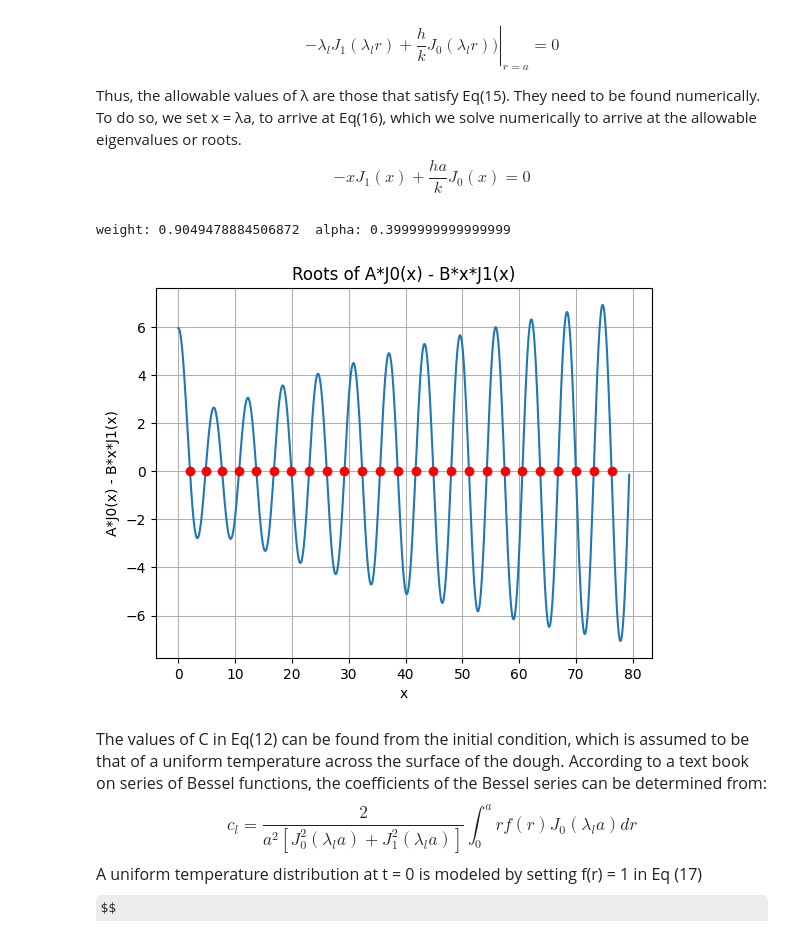
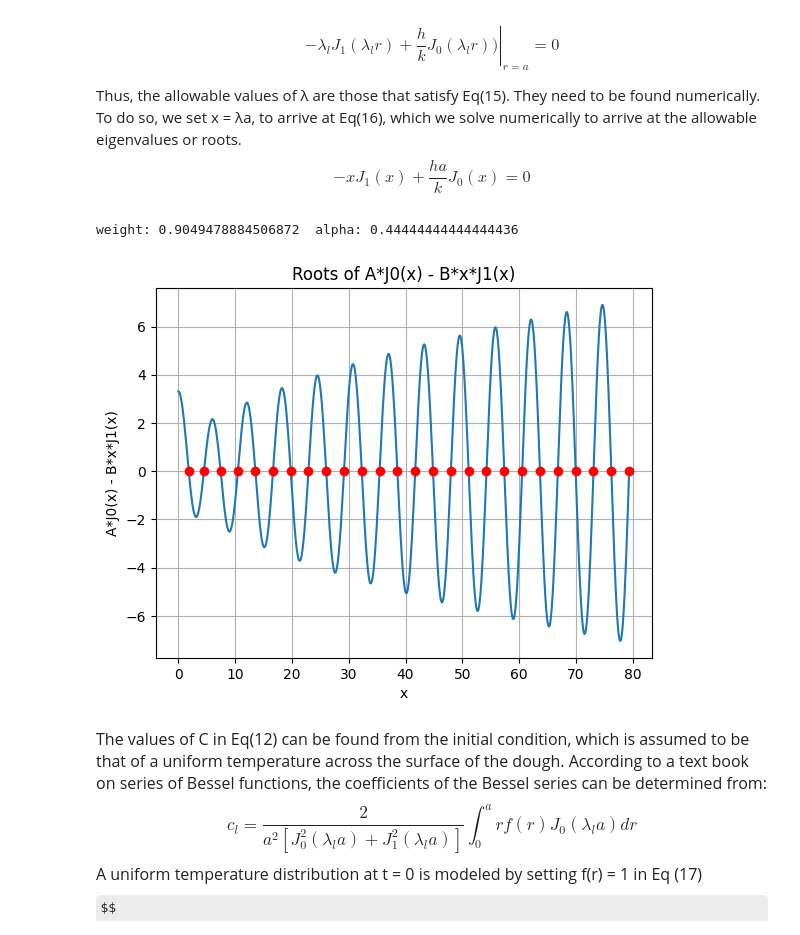
Before and after one commit to geoc1234/sourdough, a Jupyter notebook: notebooks/HeatMap.ipynb, the cells around one changed output. Drawn from its saved outputs; the diff is of its cells as text; code cells hidden in the pictures; some formulas as TeX source.

```diff
--- a/notebooks/HeatMap.ipynb
+++ b/notebooks/HeatMap.ipynb
@@ -98,11 +98,11 @@ from scipy.special import j1, j0, jn_zeros
 
 # Define parameters
 T_air = 37.0  # The refrigerator air temperature °F
-T_0 = 74.0    # The initial bread temperature °F
+T_0 = 78.0    # The initial bread temperature °F
 radius = 3.125 * 2.54  # radius of the cylindrically shaped bread cm
 height = 2.25 * 2.54  # height of dough at 50% proof (cm)
-convection_h = 0.001/1.8    # Example value for 'h' W/cm^2/Rankin
-conduction_k = 0.002/1.8/1.5    # Example value for 'k' W/cm/Rankin at 50% proof
+convection_h = 0.0005/1.8    # Example value for 'h' W/cm^2/Rankin
+conduction_k = 0.0018/1.8/1.5    # Example value for 'k' W/cm/Rankin at 50% proof
 cp = 2400.0/1.8   # heat capacity dough J/Kg/Rankin
 rho = 0.0012/1.5  # density of dough Kg/cm^3 at 50% proof
 alpha = (cp*rho/conduction_k/3600) # convert from sec to hrs
@@ -185,35 +185,35 @@ def find_roots_m(A, B, H = height, x_range=(0,height,1000), n_roots=num_roots_m)
     return np.array(roots)
 
 def calc_coefficient_l(xl, a=9):
   # expects input xl = lambda_l*a
   term1 = 2.0/(radius**2 * (j0(xl)**2 + j1(xl)**2))
   term2 = a**2*j1(xl)/xl
   #print("coeff", term1*term2)
   return term1*term2
 
 def calc_coefficient_z(xz,H=7):
   # expects input xz = root_m
   term1 = (H/2) + np.sin(xz*H)/(2*xz)
   term2 = (2/xz)*np.sin(xz*H/2)
   return term2/term1
 
 A = (convection_h/conduction_k)*radius
 B = 1
 l_rootsRange = 10*radius
 l_range=(0,l_rootsRange,10000)
 roots_l = find_roots_lambda(A, B,l_range, num_roots_l)
 x = np.linspace(0,l_rootsRange,1000)
 y = A * j0(x) - B * x * j1(x)
 plt.plot(x, y)
 plt.plot(roots_l, np.zeros_like(roots_l), "ro")
 plt.xlabel("x")
 plt.ylabel("A*J0(x) - B*x*J1(x)")
 plt.title("Roots of A*J0(x) - B*x*J1(x)")
 plt.grid(True)
 plt.show()
 # %% [output]
-weight: 0.9049478884506872  alpha: 0.3999999999999999
+weight: 0.9049478884506872  alpha: 0.44444444444444436
-[figure, old version]
+[figure, new version]
 # %% [markdown]
  <font size = "3"> The values of C in Eq(12) can be found from the initial condition, which is assumed to be that of a uniform temperature across the surface of the dough.  According to a text book on series of Bessel functions, the coefficients of the Bessel series can be determined from:
 $$
```
Also changed, not shown: parts of 4 cells of this notebook.
